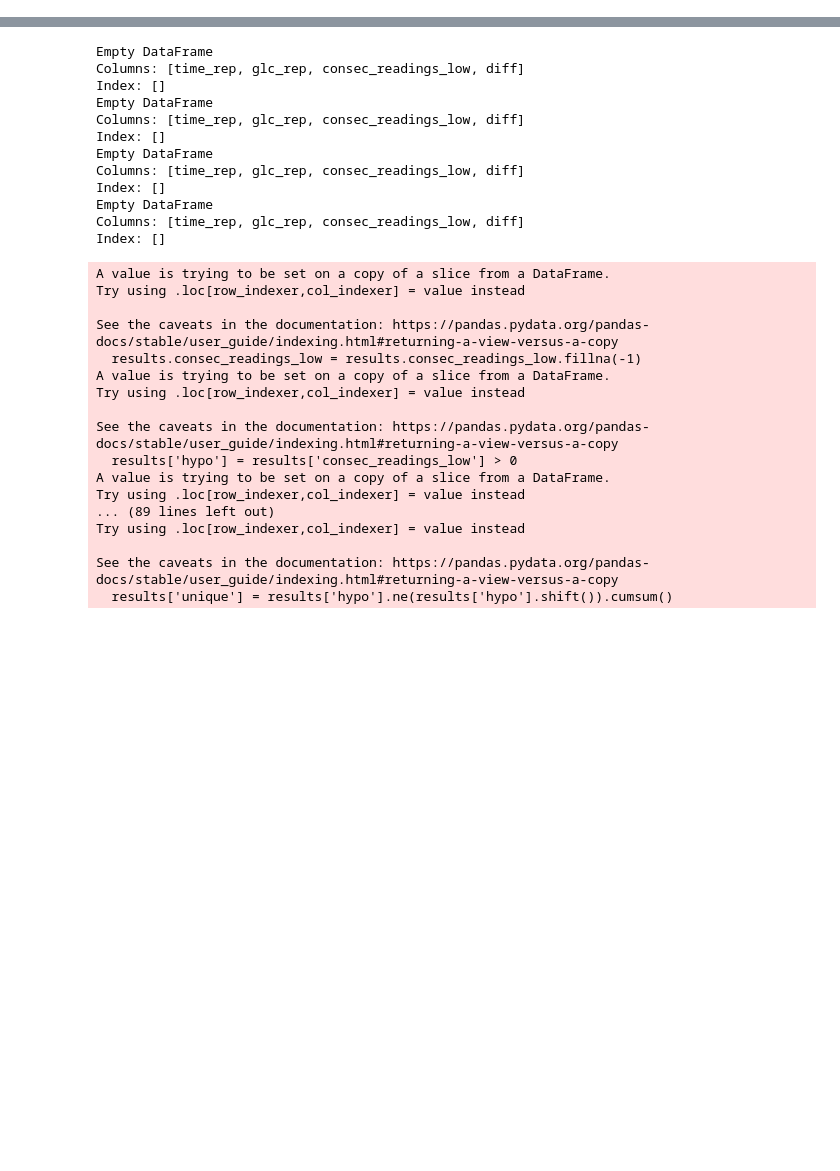
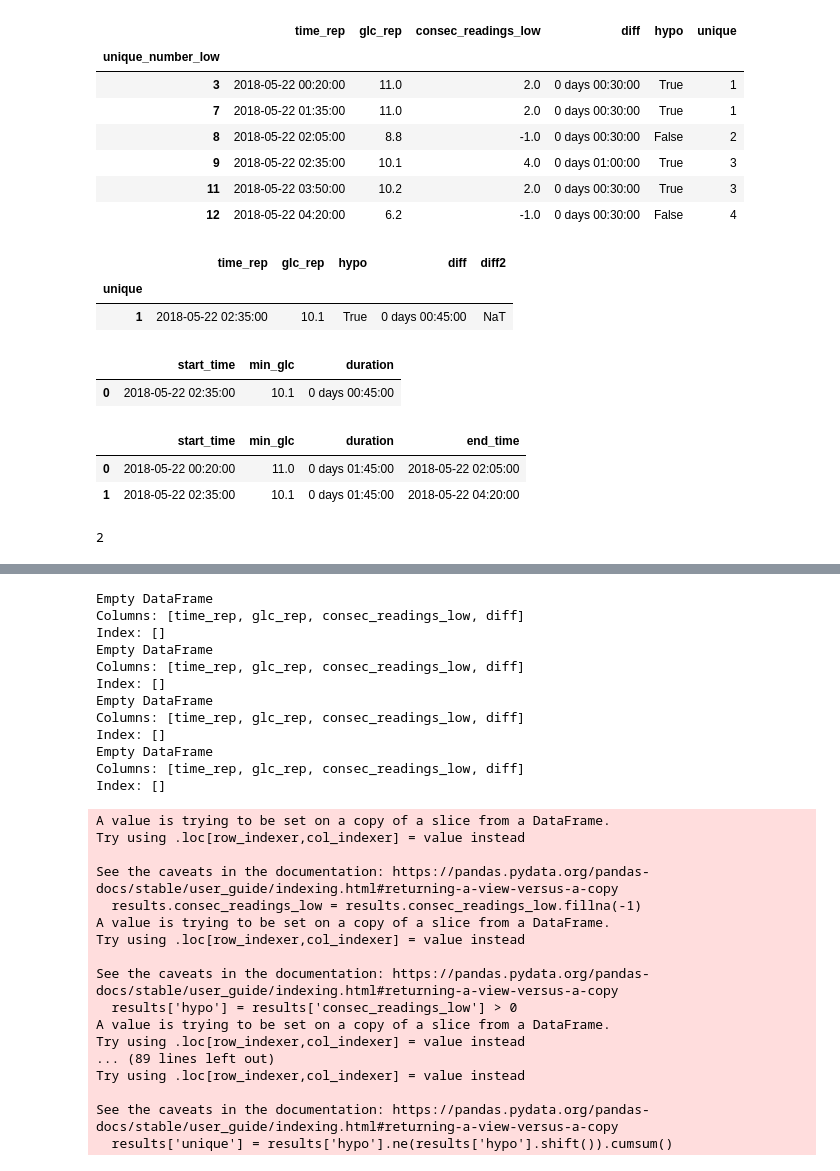
Before and after one commit to cafoala/diametrics-webapp, a Jupyter notebook: code/hypo_experiment.ipynb, the cells around one changed output, grey strips where cells are left out. Cells and saved outputs as stored; diff of their text form; code cells hidden in the pictures; blank space fills up the shorter version.

```diff
--- a/code/hypo_experiment.ipynb
+++ b/code/hypo_experiment.ipynb
@@ -179,0 +262,11 @@ metrics
+# %%
+results
+# %% [output]
+|  | time_rep | glc_rep | consec_readings_low | diff | hypo | unique |
+| unique_number_low |  |  |  |  |  |  |
+| 3 | 2018-05-22 00:20:00 | 11.0 | 2.0 | 0 days 00:30:00 | True | 1 |
+| 7 | 2018-05-22 01:35:00 | 11.0 | 2.0 | 0 days 00:30:00 | True | 1 |
+| 8 | 2018-05-22 02:05:00 | 8.8 | -1.0 | 0 days 00:30:00 | False | 2 |
+| 9 | 2018-05-22 02:35:00 | 10.1 | 4.0 | 0 days 01:00:00 | True | 3 |
+| 11 | 2018-05-22 03:50:00 | 10.2 | 2.0 | 0 days 00:30:00 | True | 3 |
+| 12 | 2018-05-22 04:20:00 | 6.2 | -1.0 | 0 days 00:30:00 | False | 4 |
@@ -179,0 +299,11 @@ metrics
+# %%
+results_grouped
+# %% [output]
+|  | time_rep | glc_rep | hypo | diff | diff2 |
+| unique |  |  |  |  |  |
+| 1 | 2018-05-22 02:35:00 | 10.1 | True | 0 days 00:45:00 | NaT |
+# %%
+final_results
+# %% [output]
+|  | start_time | min_glc | duration |
+| 0 | 2018-05-22 02:35:00 | 10.1 | 0 days 00:45:00 |
@@ -179,0 +312,10 @@ metrics
+# %%
+final_results
+# %% [output]
+|  | start_time | min_glc | duration | end_time |
+| 0 | 2018-05-22 00:20:00 | 11.0 | 0 days 01:45:00 | 2018-05-22 02:05:00 |
+| 1 | 2018-05-22 02:35:00 | 10.1 | 0 days 01:45:00 | 2018-05-22 04:20:00 |
+# %%
+number_hypos
+# %% [output]
+2
```
Also changed, not shown: parts of 21 cells of this notebook, 1 other file.
